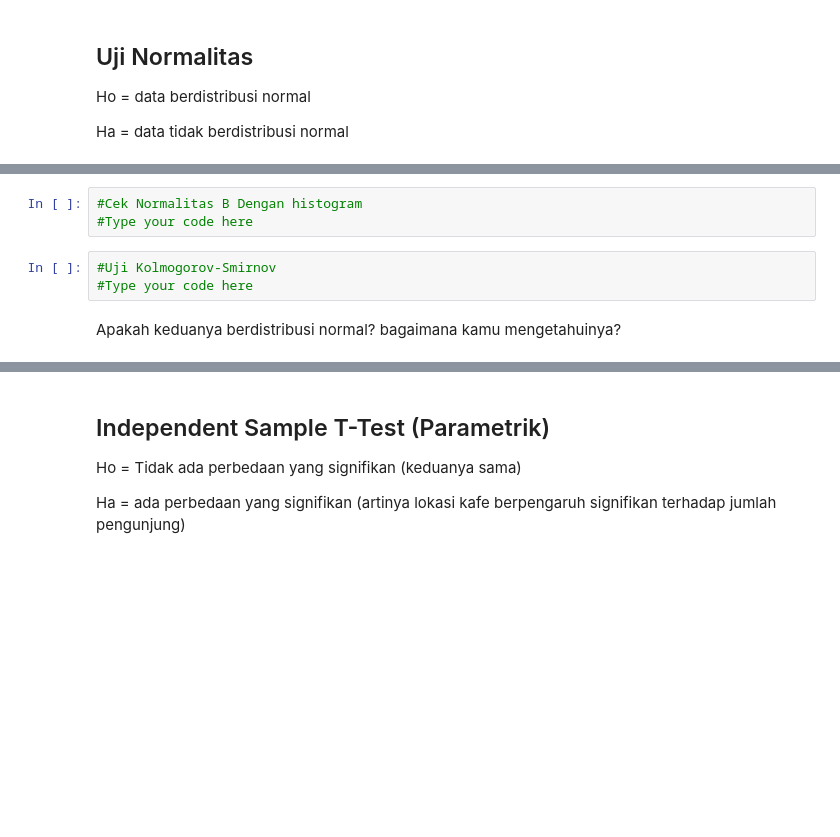
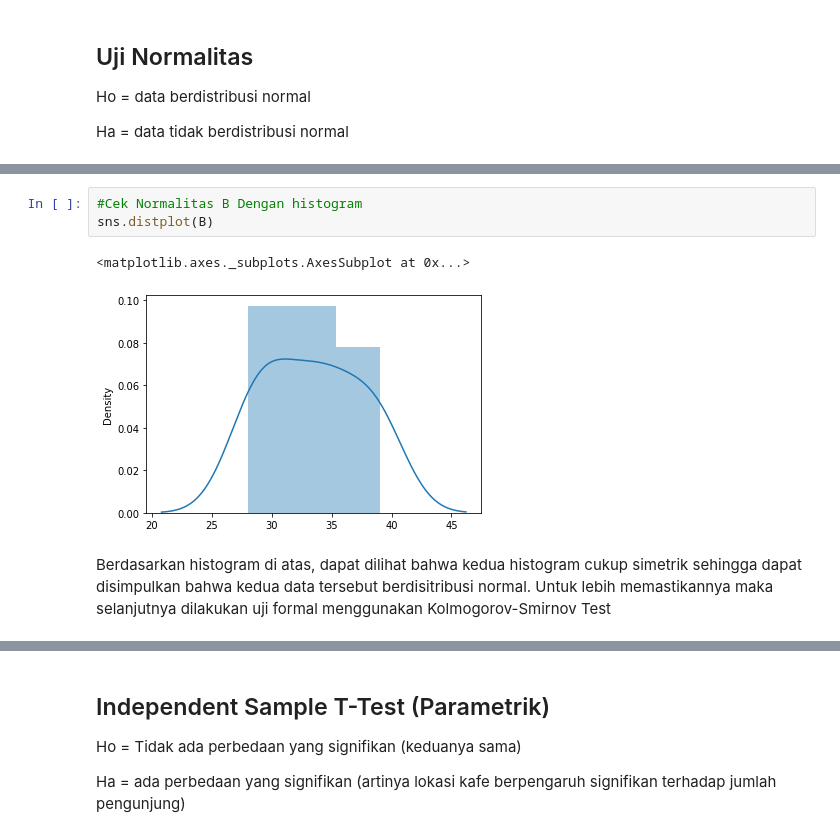
Before and after one commit to oektomo/ClassPersevere, a Jupyter notebook: Uji_Hipotesis_student.ipynb, the cells around one changed output, grey strips where cells are left out. Drawn from its saved outputs; the diff is of its cells as text; blank space fills up the shorter version.

```diff
--- a/Uji_Hipotesis_student.ipynb
+++ b/Uji_Hipotesis_student.ipynb
@@ -107,8 +112,8 @@ Ha = data tidak berdistribusi normal
 # %%
 #Cek Normalitas B Dengan histogram
-#Type your code here
+sns.distplot(B)
+# %% [output]
+<matplotlib.axes._subplots.AxesSubplot at 0x...>
+[figure, added]
-# %%
-#Uji Kolmogorov-Smirnov
-#Type your code here
-# %% [markdown]
-Apakah keduanya berdistribusi normal? bagaimana kamu mengetahuinya?
+# %% [markdown]
+Berdasarkan histogram di atas, dapat dilihat bahwa kedua histogram cukup simetrik sehingga dapat disimpulkan bahwa kedua data tersebut berdisitribusi normal. Untuk lebih memastikannya maka selanjutnya dilakukan uji formal menggunakan Kolmogorov-Smirnov Test
```
Also changed, not shown: parts of 21 cells of this notebook.
